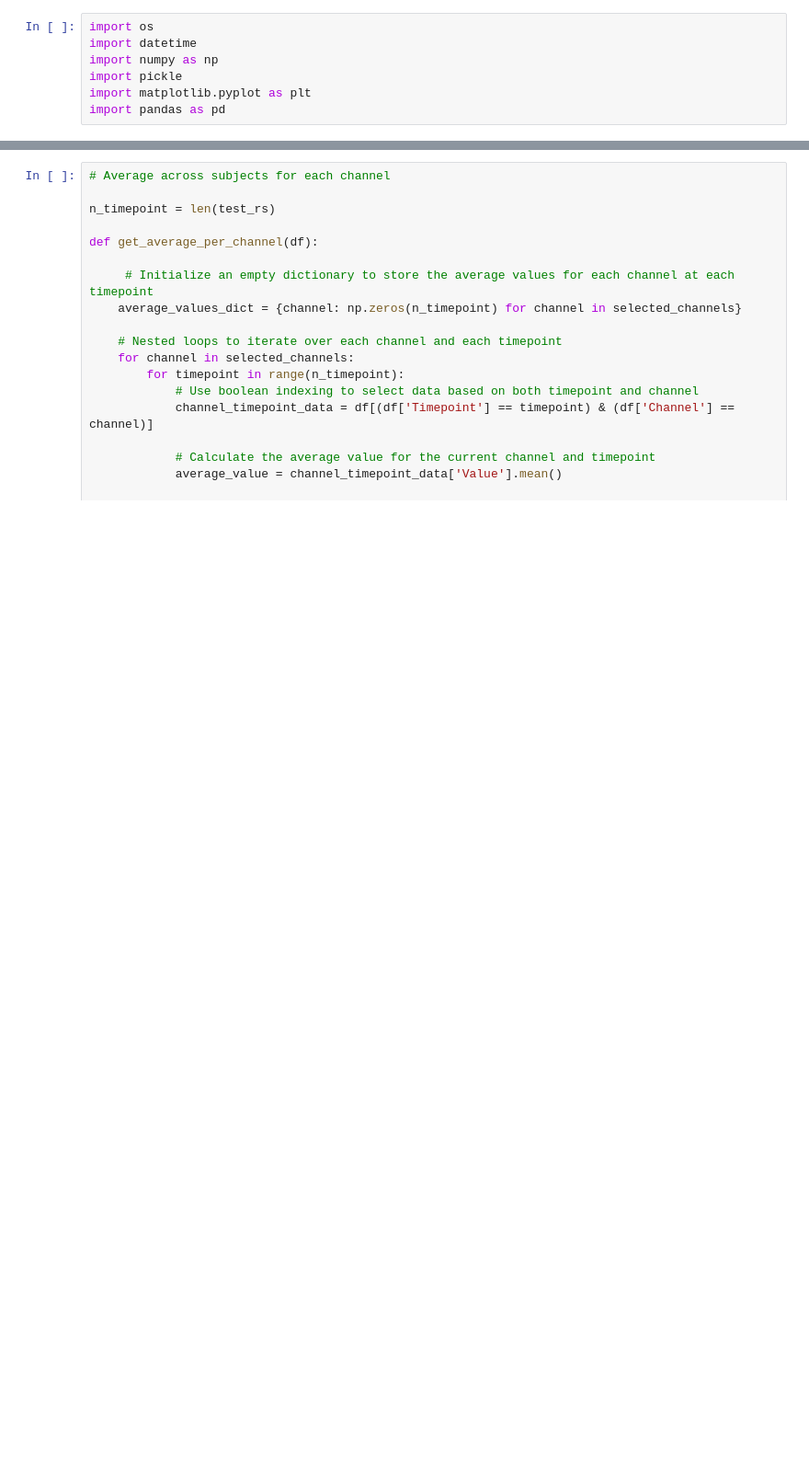
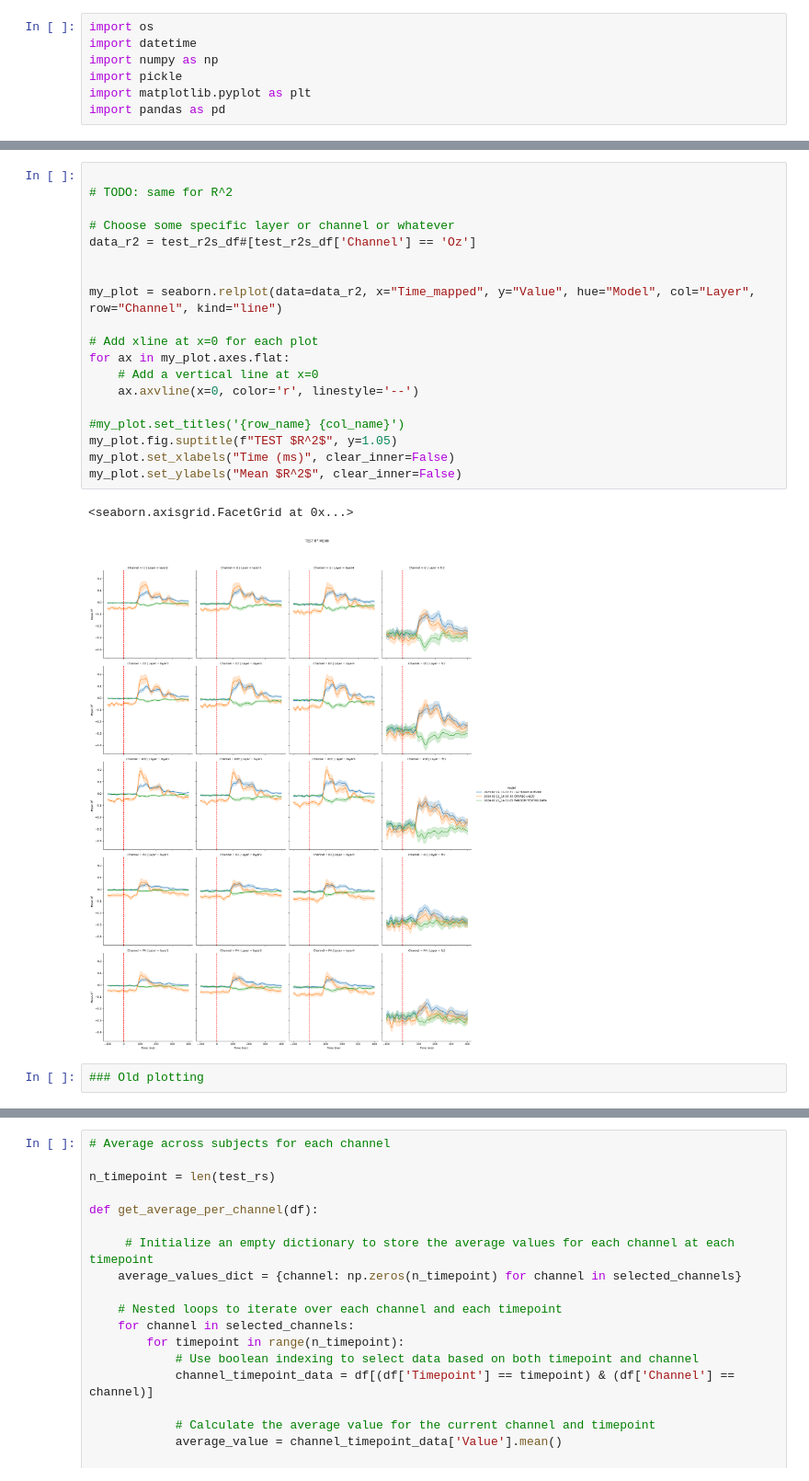
Before and after one commit to Yadino/SimCLR-OADS, a Jupyter notebook: linear evaluation/plot_EEG.ipynb, the cells around one changed output, grey strips where cells are left out. Shown at 92% size. Cells and saved outputs as stored; diff of their text form; blank space fills up the shorter version.

```diff
--- a/linear evaluation/plot_EEG.ipynb
+++ b/linear evaluation/plot_EEG.ipynb
@@ -216,0 +246,24 @@ test_rs_df
+# %%
+
+# TODO: same for R^2
+
+# Choose some specific layer or channel or whatever
+data_r2 = test_r2s_df#[test_r2s_df['Channel'] == 'Oz']
+
+
+my_plot = seaborn.relplot(data=data_r2, x="Time_mapped", y="Value", hue="Model", col="Layer", row="Channel", kind="line")
+
+# Add xline at x=0 for each plot
+for ax in my_plot.axes.flat:
+    # Add a vertical line at x=0
+    ax.axvline(x=0, color='r', linestyle='--')
+
+#my_plot.set_titles('{row_name} {col_name}')
+my_plot.fig.suptitle(f"TEST $R^2$", y=1.05)
+my_plot.set_xlabels("Time (ms)", clear_inner=False)
+my_plot.set_ylabels("Mean $R^2$", clear_inner=False)
+# %% [output]
+<seaborn.axisgrid.FacetGrid at 0x...>
+[figure, added]
+# %%
+### Old plotting
```
Also changed, not shown: parts of 14 cells of this notebook, 1 other file.
